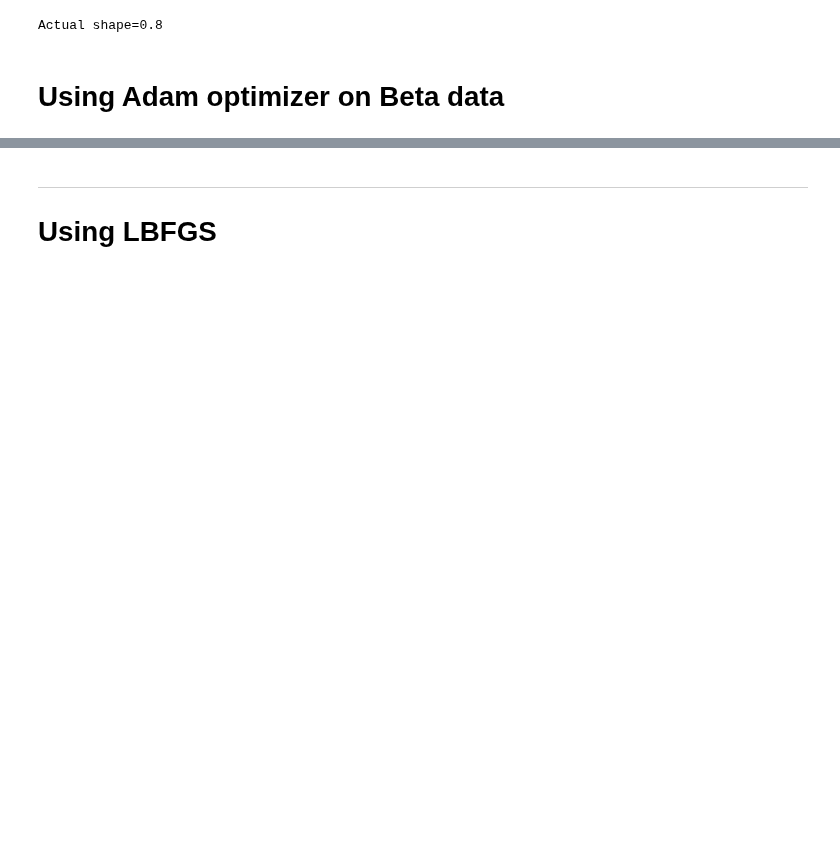
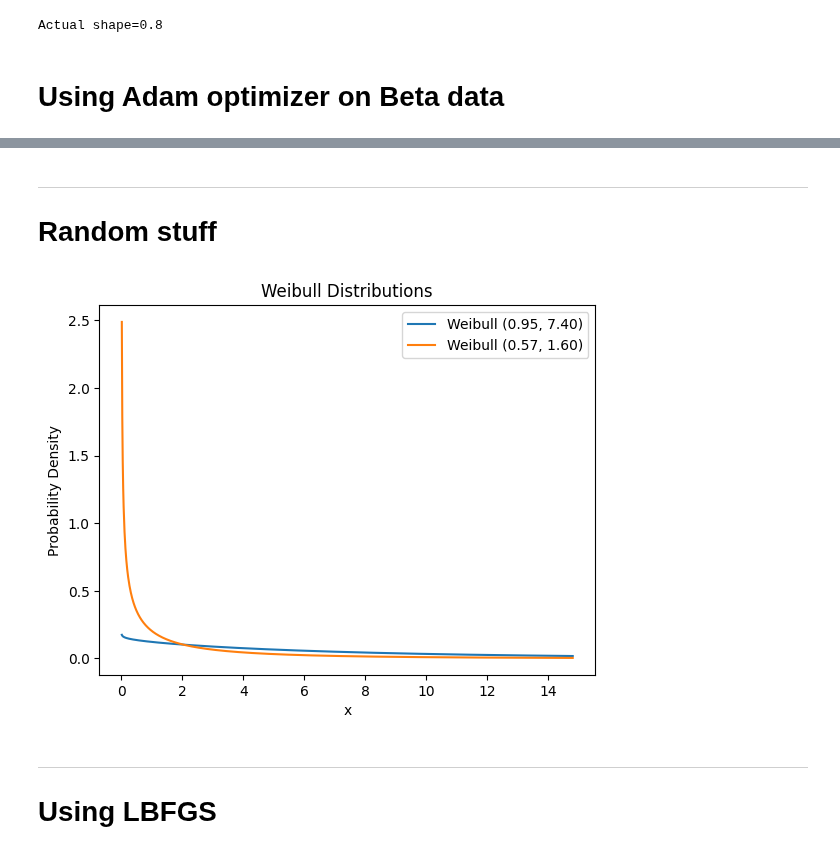
Before and after one commit to nayefahmad/ml-notes, a Jupyter notebook: 2023-05-02-pytorch-distribution-fitting.ipynb, the cells around one changed output, grey strips where cells are left out. Saved outputs shown, nothing was run; the diff lists cells and outputs as text; code cells hidden in the pictures; blank space fills up the shorter version.

Commit message:
Kaggle Notebook | 2023-05-02_pytorch-distribution-fitting | Version 9

```diff
--- a/2023-05-02-pytorch-distribution-fitting.ipynb
+++ b/2023-05-02-pytorch-distribution-fitting.ipynb
@@ -270,3 +290,10 @@ Fitted params: shape=7.598, scale=0.948
+# %% [markdown]
+****
+# Random stuff
+# %%
+plot_weibull_distributions((.95, 7.4), (.57, 1.6))
+# %% [output]
+[figure, added]
 # %% [markdown]
 ****
 # Using LBFGS
```
Also changed, not shown: parts of 12 cells of this notebook.
